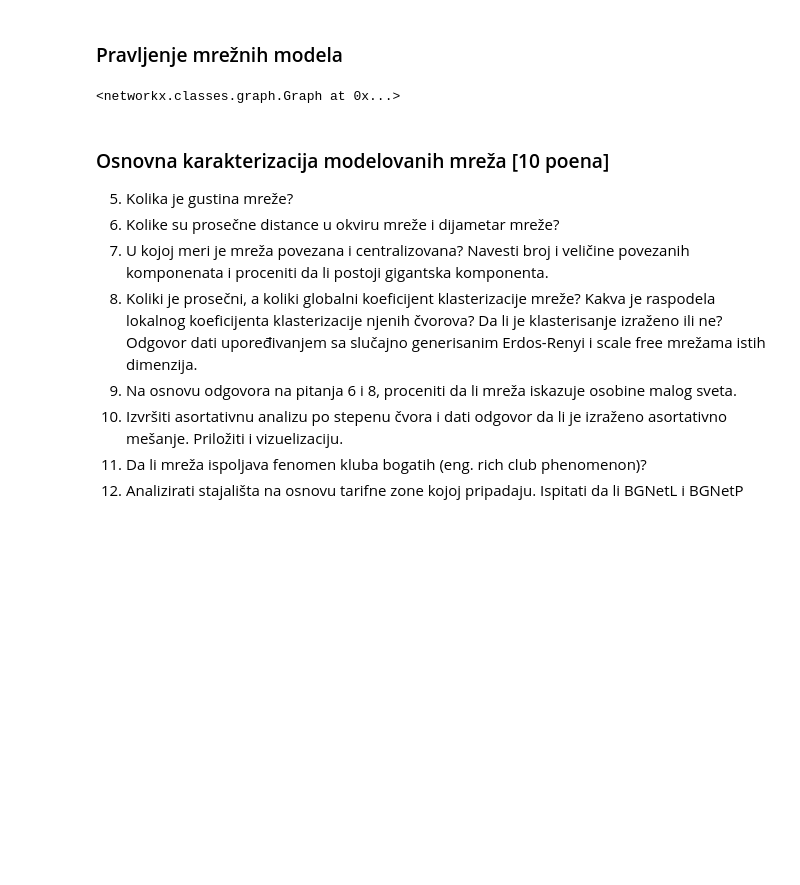
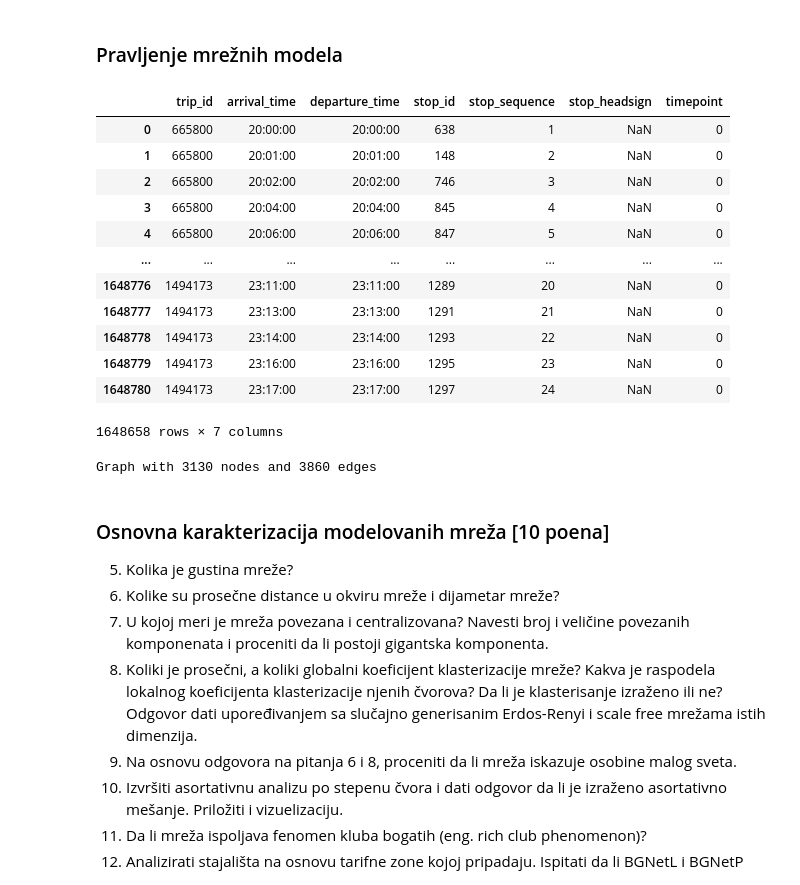
Before and after one commit to markods/BelgradeTransportNet, a Jupyter notebook: src/projekat.ipynb, the cells around one changed output. Cells and saved outputs as stored; diff of their text form; code cells hidden in the pictures; blank space fills up the shorter version.

```diff
--- a/src/projekat.ipynb
+++ b/src/projekat.ipynb
@@ -256,25 +271,55 @@ count_stops_per_route_type(stops_with_route_type_full)
 # %%
 #Pomocne funkcije
 #TODO: Mozda data framove zameniti nekim sa mergovanim stvarima
+
+df_stop_times
+# %% [output]
+|  | trip_id | arrival_time | departure_time | stop_id | stop_sequence | stop_headsign | timepoint |
+| 0 | 665800 | 20:00:00 | 20:00:00 | 638 | 1 | NaN | 0 |
+| 1 | 665800 | 20:01:00 | 20:01:00 | 148 | 2 | NaN | 0 |
+| 2 | 665800 | 20:02:00 | 20:02:00 | 746 | 3 | NaN | 0 |
+| 3 | 665800 | 20:04:00 | 20:04:00 | 845 | 4 | NaN | 0 |
+| 4 | 665800 | 20:06:00 | 20:06:00 | 847 | 5 | NaN | 0 |
+| ... | ... | ... | ... | ... | ... | ... | ... |
+| 1648776 | 1494173 | 23:11:00 | 23:11:00 | 1289 | 20 | NaN | 0 |
+| 1648777 | 1494173 | 23:13:00 | 23:13:00 | 1291 | 21 | NaN | 0 |
+| 1648778 | 1494173 | 23:14:00 | 23:14:00 | 1293 | 22 | NaN | 0 |
+| 1648779 | 1494173 | 23:16:00 | 23:16:00 | 1295 | 23 | NaN | 0 |
+| 1648780 | 1494173 | 23:17:00 | 23:17:00 | 1297 | 24 | NaN | 0 |
+1648658 rows × 7 columns
 # %%
 #Cvorovi su stanice koje su povezane ukoliko su susedne stanice neke linije
 
 def make_L_space():
     df_stops_with_order = df_stop_times[["trip_id","stop_id", "stop_sequence"]].drop_duplicates()
+    df_stops_with_order = pd.merge(df_stops_with_order, df_stops[["stop_id", "stop_name", "stop_lat", "stop_lon"]], on="stop_id", how="inner").drop_duplicates()
     df_stops_with_order_grouped = df_stops_with_order.groupby("trip_id")
     list_of_stops_per_trip = []
     for trip_id, df_grouped_data in df_stops_with_order_grouped:
-        stops_for_this_trip = [(stop_id, seq_num)  for _, _, stop_id, seq_num in df_grouped_data.to_records()]
+
+        sorted_data = df_grouped_data.sort_values(by="stop_sequence")
+        stops_for_this_trip = [(stop_id, seq_num, stop_name, stop_lat, stop_lon)  for _, _, stop_id, seq_num, stop_name, stop_lat, stop_lon  in sorted_data.to_records()]
+
         list_of_stops_per_trip.append((trip_id, stops_for_this_trip))
 
     L = nx.Graph()
     for _, stops in list_of_stops_per_trip:
         #stanice su na istom putu, ergo na istoj ruti, tako da su susedne ako imaju redni broj veci za 1
-        for index, (stop_id, seq_num) in enumerate(stops):
+        # for index, (stop_id, seq_num, stop_name, stop_lat, stop_lon) in enumerate(stops):
+        for index, (stop_id, seq_num, stop_name, stop_lat, stop_lon) in enumerate(stops):
             if index + 1 < len(stops):
-                next_stop_id, next_seq_num = stops[index + 1]
-                L.add_edge(stop_id, next_stop_id)
+                # next_stop_id, next_seq_num, next_stop_name, next_stop_lat, next_stop_lon = stops[index + 1]
+                next_stop_id, next_seq_num, next_stop_name, next_stop_lat, next_stop_lon = stops[index + 1]
+                graph_id = f"{stop_name}({stop_id})"
+                next_graph_id = f"{next_stop_name}({next_stop_id})"
+                if not L.has_node(graph_id):
+                    L.add_nodes_from([(graph_id, {'name': stop_name, 'id':stop_id, 'lat': stop_lat, 'lon': stop_lon})])
+                if not L.has_node(next_graph_id):
+                    L.add_nodes_from([(next_graph_id, {'name': next_stop_name, 'id':next_stop_id, 'lat': next_stop_lat, 'lon': next_stop_lon})])
+                L.add_edge(graph_id, next_graph_id)
     return L
+# %% [output]
+Graph with 3130 nodes and 3860 edges
 # %%
 #Cvorovi su linije koje su povezane ukoliko prolaze kroz istu stanicu
 
@@ -299,14 +344,11 @@ def make_C_space():
         G.add_edges_from(edges)
     return G
 
-make_C_space()
 # C = make_C_space()
 # print(C["2"])
 # print(C["EKO1"])
 
 # df_stops[df_stops["stop_name"] == "Vukov Spomenik"]
-# %% [output]
-<networkx.classes.graph.Graph at 0x...>
 # %%
 #Cvorovi su stanice koje su povezane ako imaju zajednicku liniju
 
```
Also changed, not shown: parts of 7 cells of this notebook.
